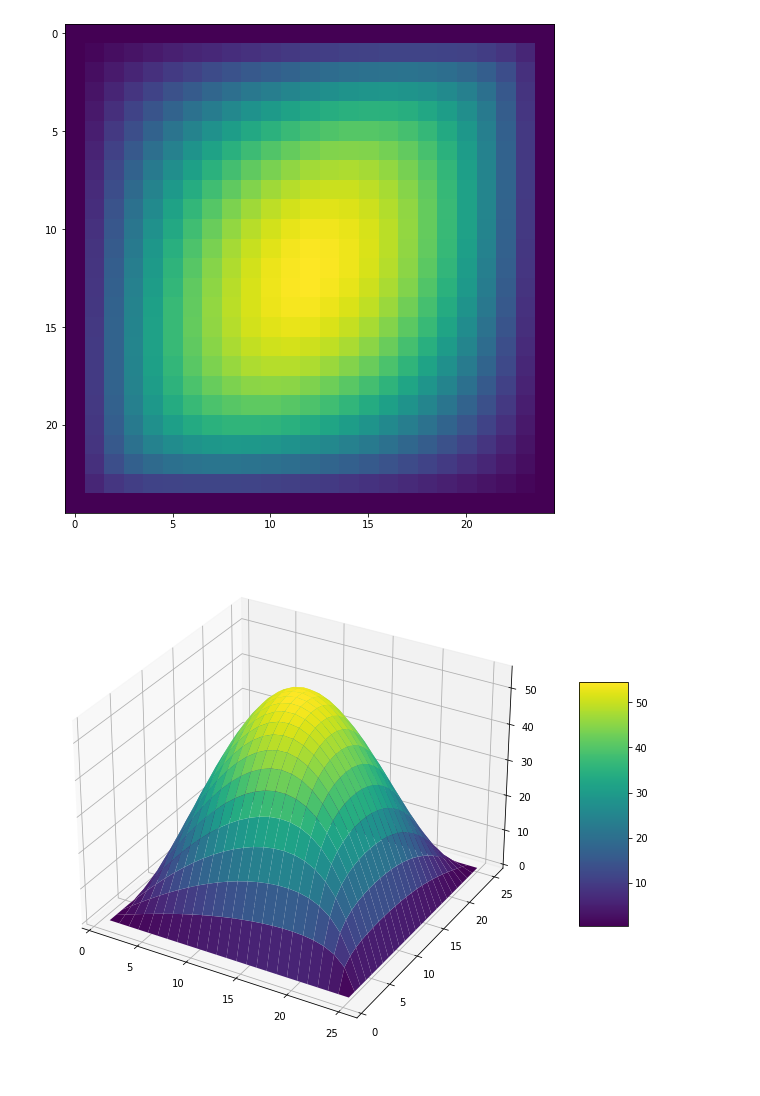
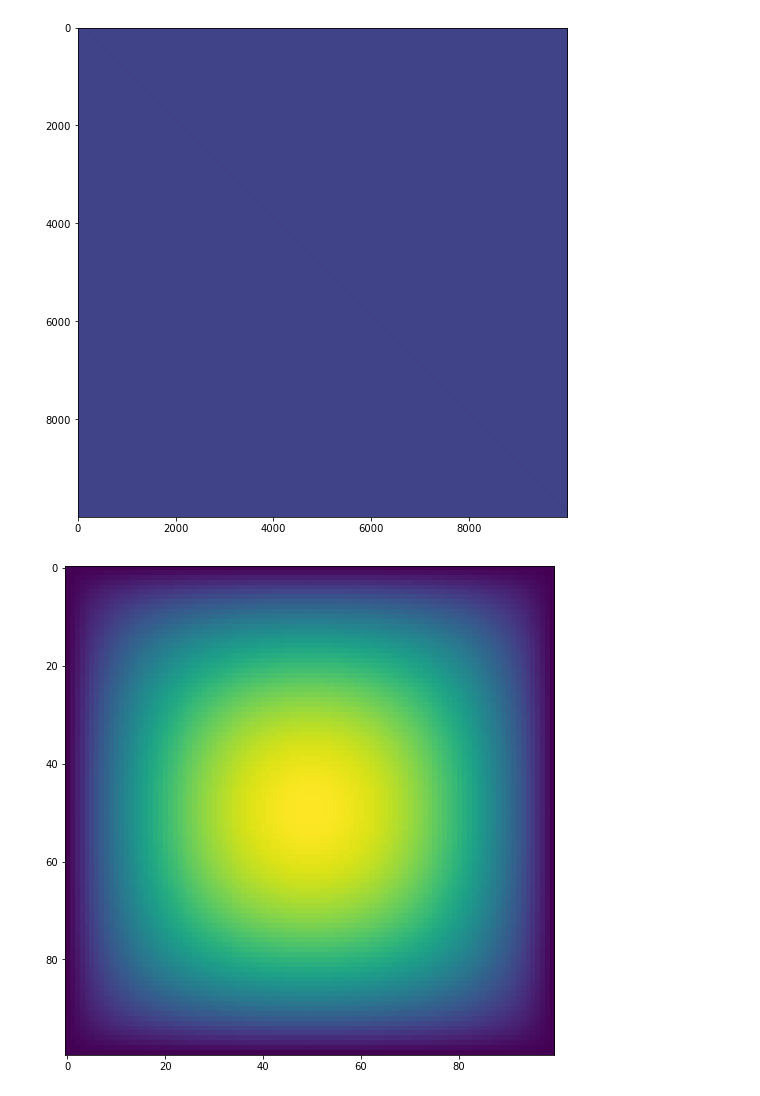
Before and after one commit to AMSC22-23/MultiGrid-Untila-Cecchettini-Capoferri, a Jupyter notebook: test_poisson.ipynb, the cells around one changed output. Cells and saved outputs as stored; diff of their text form; code cells hidden in the pictures.

Commit message:
test poisson

```diff
--- a/test_poisson.ipynb
+++ b/test_poisson.ipynb
@@ -113,26 +77,36 @@ plt.show()
-# %%
-niter = 100
-for i in range(niter):
-    u0 = gaussSeidelIteration(u0,mat,f)
-
-sol = formatSol(N,u0)
-
-s1 = np.matrix(sol)
-plt.imshow(s1)
-plt.show()
-# %% [output]
-[figure, removed]
 # %%
+plt.rcParams['figure.figsize'] = [16,9]
+colorMap = 'viridis'
+
+N = 100
+mat = poissonMatrix(N)
+plt.imshow(mat)
+plt.show()
+
+g = np.zeros((N-2) * 4 + 4)
+fi = np.ones((N-2) * (N-2))
+#fi[int((N-2)/2)*(N-2)+int((N-2)/2)] = 1
+
+
+f = testF(N,g,fi)
+
+u = np.linalg.solve(mat,f)
+sol = formatSol(N,u)
+
+plt.imshow(sol,cmap = colorMap)
+plt.show()
+
+
 X = np.arange(1,N+1)
 Y = np.arange(1,N+1)
 
 X,Y = np.meshgrid(X,Y)
 
-plt.rcParams['figure.figsize'] = [16,9]
 fig = plt.figure()
 ax = fig.add_subplot(projection='3d')
-surf = ax.plot_surface(X,Y,s1,cmap = 'viridis')
+surf = ax.plot_surface(X,Y,sol,cmap = colorMap)
 fig.colorbar(surf, shrink=0.5, aspect=5)
 plt.show()
 # %% [output]
-[figure, old version]
+[figure, new version]
+[figure, added]
```
Also changed, not shown: parts of 5 cells of this notebook.
